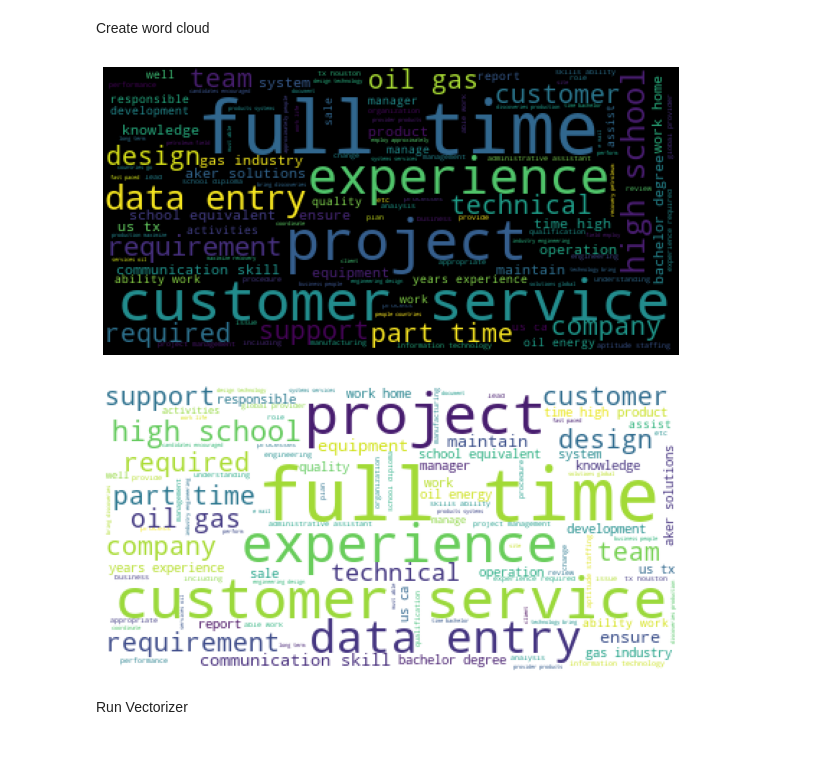
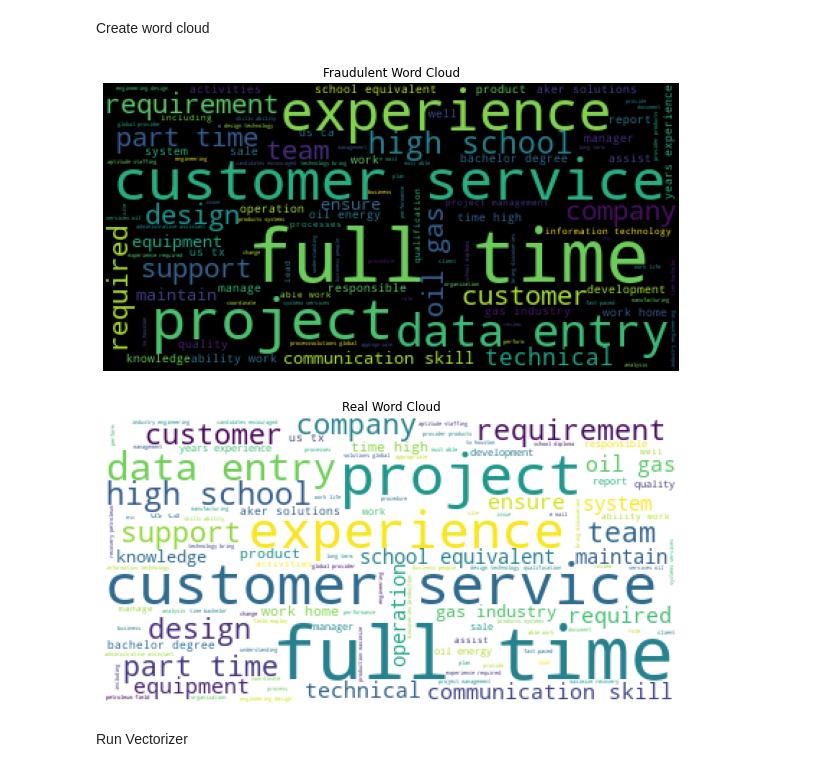
Before and after one commit to hunterblum/Job-Fraud-Detection, a Jupyter notebook: Group2_ML_Final.ipynb, the cells around one changed output. Drawn from its saved outputs; the diff is of its cells as text; code cells hidden in the pictures.

```diff
--- a/Group2_ML_Final.ipynb
+++ b/Group2_ML_Final.ipynb
@@ -150,21 +243,23 @@ for ind in Real.index:
 # %%
 cloud_fraud = WordCloud().generate(Fraud_words)
 plt.figure(figsize= (8,8))
 plt.imshow(cloud_fraud)
 plt.axis("off")
 plt.tight_layout(pad=0)
+plt.title("Fraudulent Word Cloud")
 plt.show()
 # %% [output]
-[figure, old version]
+[figure, new version]
 # %%
 color_real = WordCloud(background_color='white').generate(Fraud_words)
 plt.figure(figsize= (8,8))
 plt.imshow(color_real)
 plt.axis("off")
 plt.tight_layout(pad=0)
+plt.title("Real Word Cloud")
 plt.show()
 # %% [output]
-[figure, old version]
+[figure, new version]
 # %% [markdown]
 Run Vectorizer
 # %%
```
Also changed, not shown: parts of 33 cells of this notebook.
